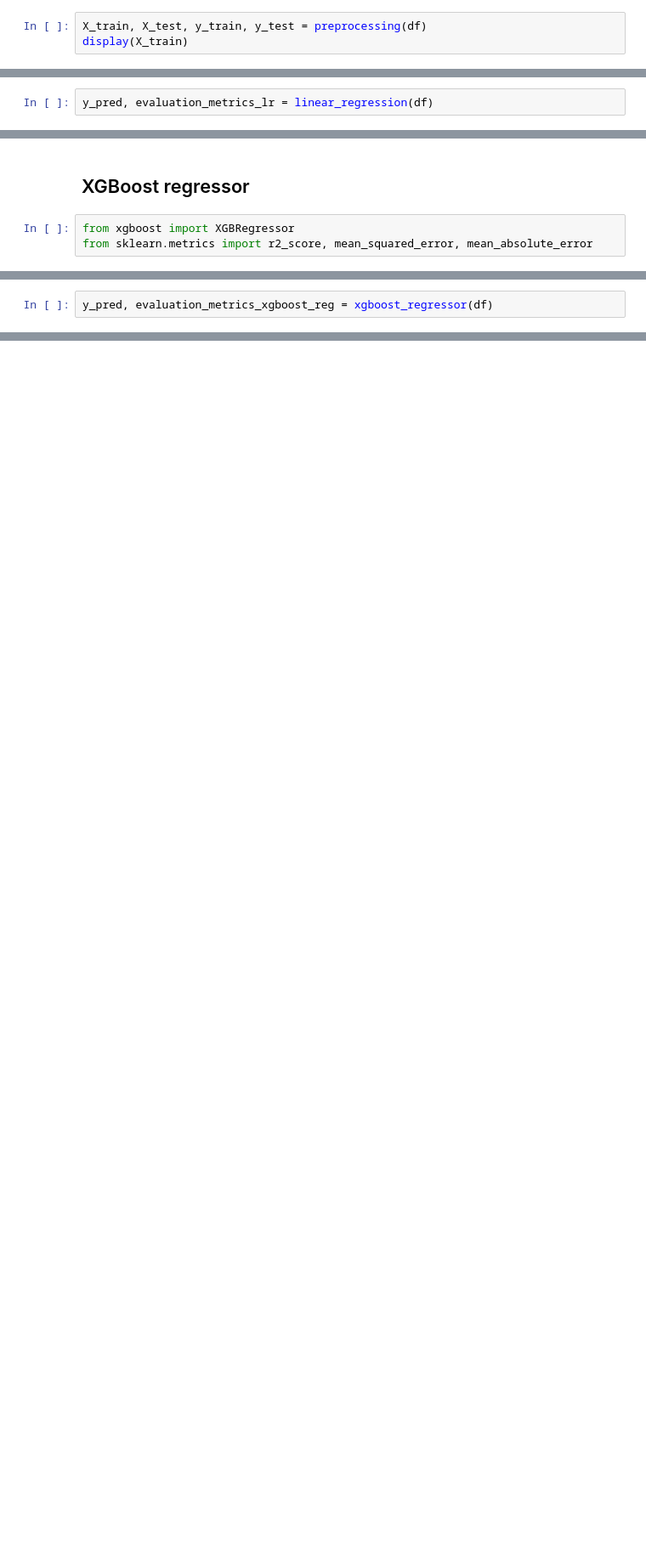
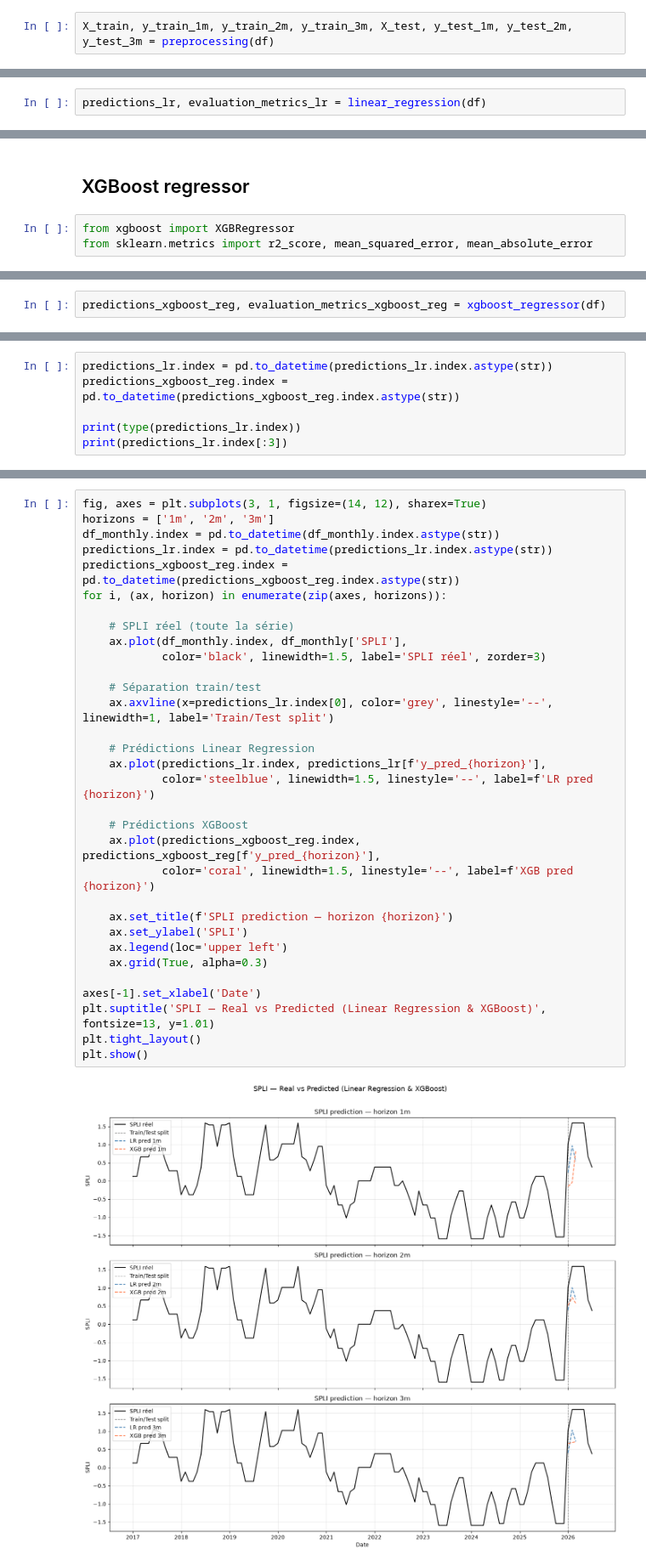
Before and after one commit to lauradmch/NappeCast-forecasting, a Jupyter notebook: notebooks/preprocessing.ipynb, the cells around one changed output, grey strips where cells are left out. Shown at 85% size. Saved outputs shown, nothing was run; the diff lists cells and outputs as text; blank space fills up the shorter version.

Commit message:
feat: add preprocessing.ipynb for preprocessing tests

```diff
--- a/notebooks/preprocessing.ipynb
+++ b/notebooks/preprocessing.ipynb
@@ -54,3 +274,2 @@ def preprocessing(df):
 # %%
-X_train, X_test, y_train, y_test = preprocessing(df)
-display(X_train)
+X_train, y_train_1m, y_train_2m, y_train_3m, X_test, y_test_1m, y_test_2m, y_test_3m = preprocessing(df)
@@ -108,2 +343,2 @@ def linear_regression(df):
 # %%
-y_pred, evaluation_metrics_lr = linear_regression(df)
+predictions_lr, evaluation_metrics_lr = linear_regression(df)
@@ -169,2 +531,2 @@ def xgboost_regressor(df, n_estimators=100, learning_rate=0.1, max_depth=4,
 # %%
-y_pred, evaluation_metrics_xgboost_reg = xgboost_regressor(df)
+predictions_xgboost_reg, evaluation_metrics_xgboost_reg = xgboost_regressor(df)
@@ -187,0 +562,6 @@ plt.show()
+# %%
+predictions_lr.index = pd.to_datetime(predictions_lr.index.astype(str))
+predictions_xgboost_reg.index = pd.to_datetime(predictions_xgboost_reg.index.astype(str))
+
+print(type(predictions_lr.index))
+print(predictions_lr.index[:3])
@@ -187,0 +571,34 @@ plt.show()
+# %%
+fig, axes = plt.subplots(3, 1, figsize=(14, 12), sharex=True)
+horizons = ['1m', '2m', '3m']
+df_monthly.index = pd.to_datetime(df_monthly.index.astype(str))
+predictions_lr.index = pd.to_datetime(predictions_lr.index.astype(str))
+predictions_xgboost_reg.index = pd.to_datetime(predictions_xgboost_reg.index.astype(str))
+for i, (ax, horizon) in enumerate(zip(axes, horizons)):
+
+    # SPLI réel (toute la série)
+    ax.plot(df_monthly.index, df_monthly['SPLI'],
+            color='black', linewidth=1.5, label='SPLI réel', zorder=3)
+
+    # Séparation train/test
+    ax.axvline(x=predictions_lr.index[0], color='grey', linestyle='--', linewidth=1, label='Train/Test split')
+
+    # Prédictions Linear Regression
+    ax.plot(predictions_lr.index, predictions_lr[f'y_pred_{horizon}'],
+            color='steelblue', linewidth=1.5, linestyle='--', label=f'LR pred {horizon}')
+
+    # Prédictions XGBoost
+    ax.plot(predictions_xgboost_reg.index, predictions_xgboost_reg[f'y_pred_{horizon}'],
+            color='coral', linewidth=1.5, linestyle='--', label=f'XGB pred {horizon}')
+
+    ax.set_title(f'SPLI prediction — horizon {horizon}')
+    ax.set_ylabel('SPLI')
+    ax.legend(loc='upper left')
+    ax.grid(True, alpha=0.3)
+
+axes[-1].set_xlabel('Date')
+plt.suptitle('SPLI — Real vs Predicted (Linear Regression & XGBoost)', fontsize=13, y=1.01)
+plt.tight_layout()
+plt.show()
+# %% [output]
+[figure, added]
```
Also changed, not shown: parts of 47 cells of this notebook.
